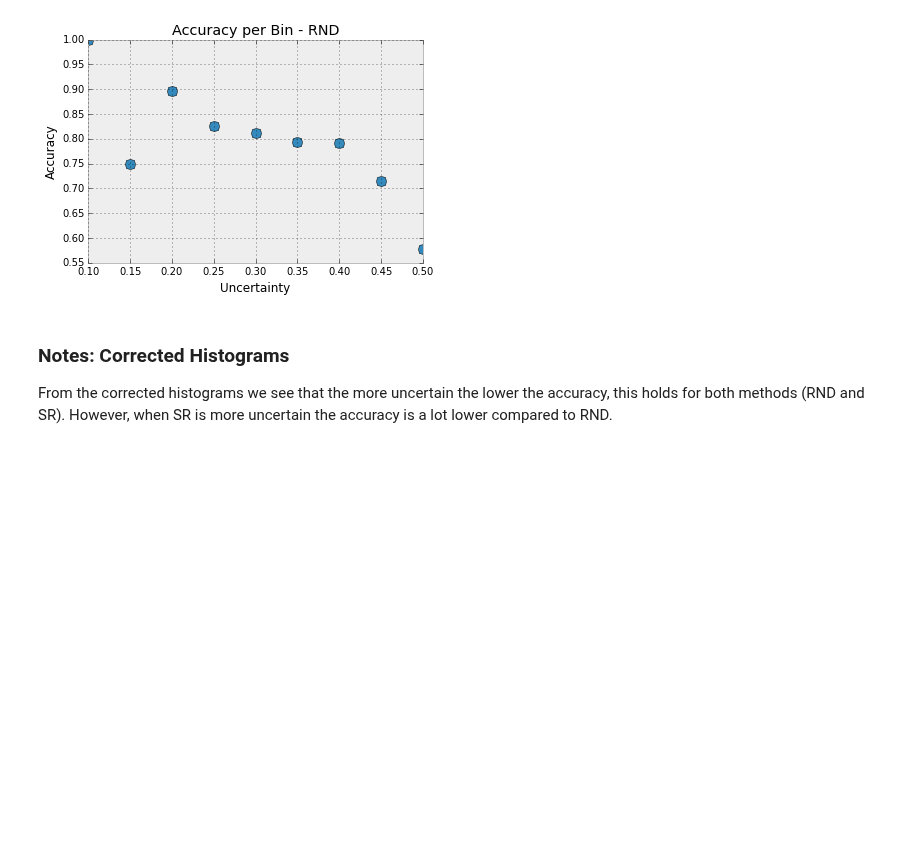
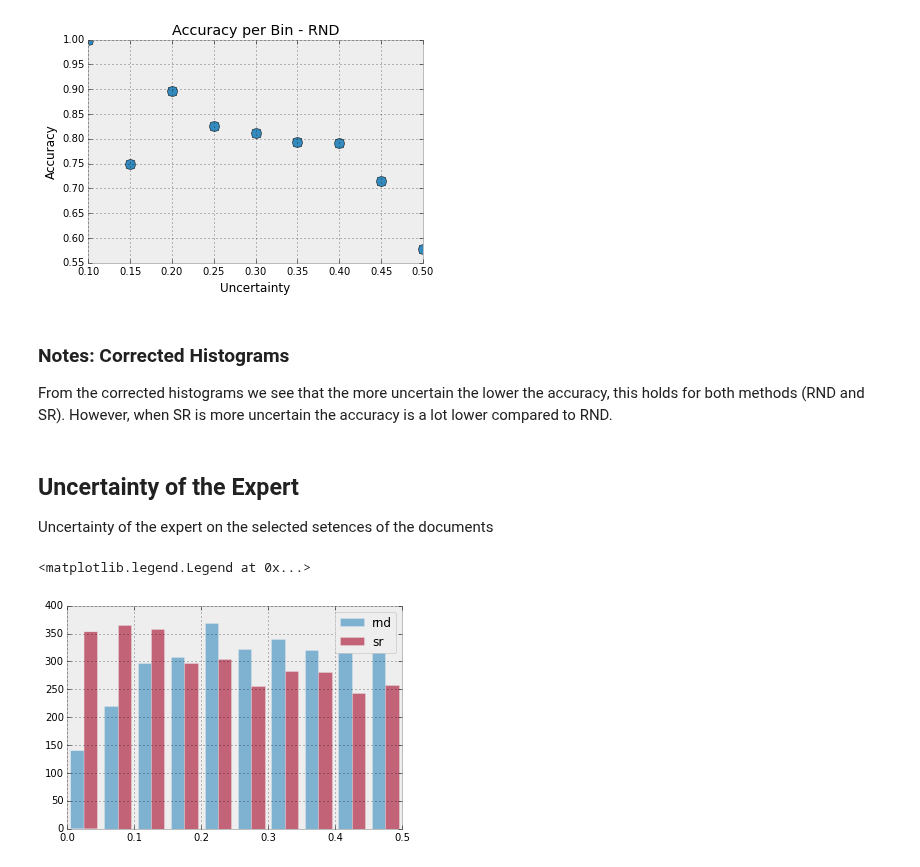
Before and after one commit to mramire8/notebooks, a Jupyter notebook: sr_analysis.ipynb, the cells around one changed output. Drawn from its saved outputs; the diff is of its cells as text; code cells hidden in the pictures; blank space fills up the shorter version.

Commit message:
update sr analysis, oracle uncertainty

```diff
--- a/sr_analysis.ipynb
+++ b/sr_analysis.ipynb
@@ -220,3 +208,15 @@ accu_corr(cor,incor, "RND", binc)
 ### Notes: Corrected Histograms
 
 From the corrected histograms we see that the more uncertain the lower the accuracy, this holds for both methods (RND and SR). However, when SR is more uncertain the accuracy is a lot lower compared to RND.
+# %% [markdown]
+## Uncertainty of the Expert
+
+Uncertainty of the expert on the selected setences of the documents
+# %%
+#docid, target,student-y0,student-y1,expert-y0,expert-y1,snippet
+
+plt.hist([unc_exp_rnd,unc_exp_sr], bins=10,  alpha=.6, label=['rnd', 'sr'])
+plt.legend(loc='best')
+# %% [output]
+<matplotlib.legend.Legend at 0x...>
+[figure, added]
```
Also changed, not shown: parts of 6 cells of this notebook, 3 other files.
